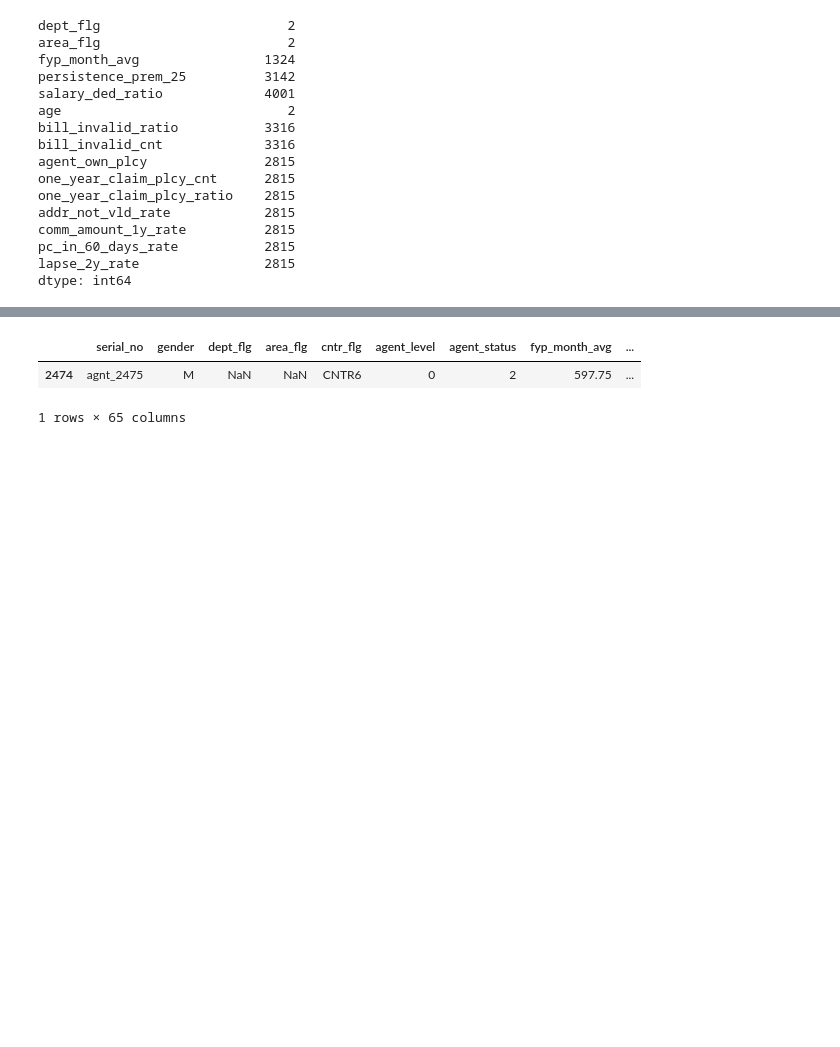
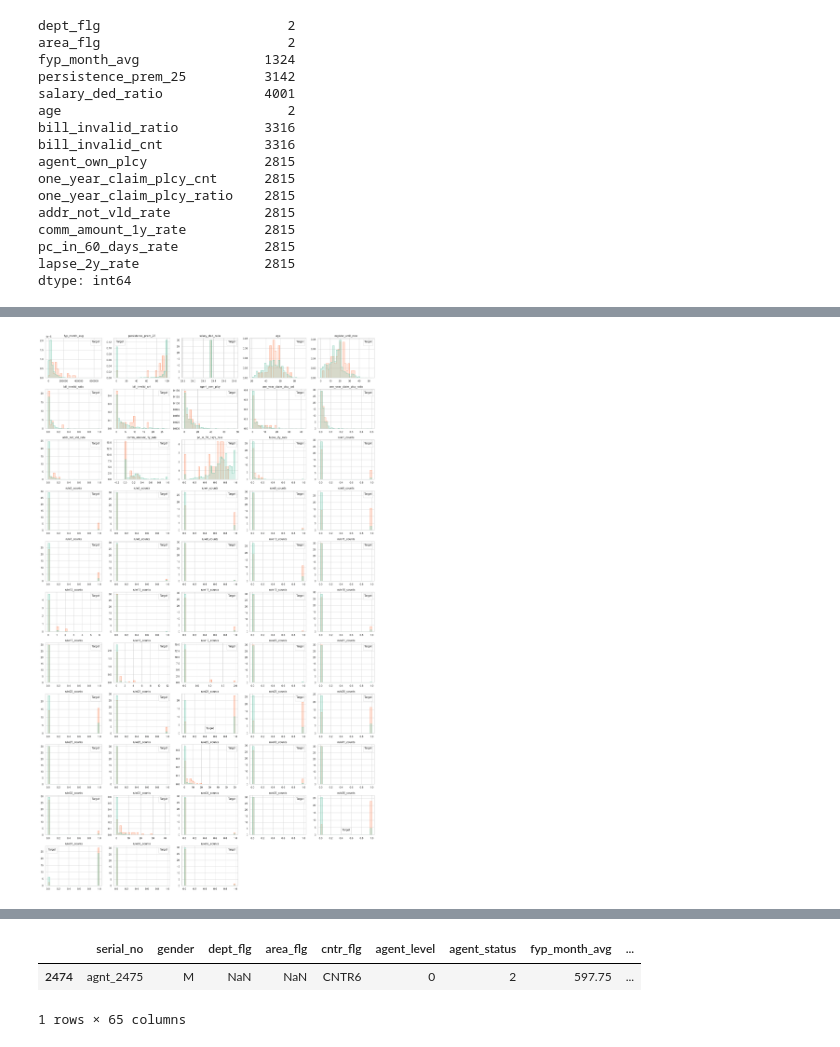
Before and after one commit to Boleefat/NCCU_ML_AI, a Jupyter notebook: step1/XGBoost_testing.ipynb, the cells around one changed output, grey strips where cells are left out. Cells and saved outputs as stored; diff of their text form; code cells hidden in the pictures; blank space fills up the shorter version.

```diff
--- a/step1/XGBoost_testing.ipynb
+++ b/step1/XGBoost_testing.ipynb
@@ -98,0 +198,91 @@ dtype: int64
+# %%
+import pandas as pd
+import matplotlib.pyplot as plt
+import seaborn as sns
+import os
+import warnings
+from math import ceil
+
+warnings.filterwarnings("ignore")
+sns.set(style="whitegrid")
+
+# 讀取資料
+file_path = "../data/業務員資料0325V01.xlsx"
+df_DATA = pd.read_excel(file_path, sheet_name="DATA", engine="openpyxl")
+df_DATA["abnormal_target"] = df_DATA["abnormal_target"].map({"N": 0, "Y": 1})
+
+# 欄位清單
+continuous_columns = [
+    "fyp_month_avg", "persistence_prem_25", "salary_ded_ratio", "age", "register_until_now",
+    "bill_invalid_ratio", "bill_invalid_cnt", "agent_own_plcy", "one_year_claim_plcy_cnt",
+    "one_year_claim_plcy_ratio", "addr_not_vld_rate", "comm_amount_1y_rate", "pc_in_60_days_rate",
+    "lapse_2y_rate"
+] + [f"rule{i}_counts" for i in range(1, 40)]
+
+# 儲存圖片的資料夾
+os.makedirs("output_plots", exist_ok=True)
+
+# 筆數設定（每列顯示幾張圖）
+n_cols = 5
+n_rows = ceil(len(continuous_columns) / n_cols)
+figsize = (n_cols * 4, n_rows * 3)
+
+# 建圖
+fig, axes = plt.subplots(n_rows, n_cols, figsize=figsize)
+axes = axes.flatten()
+
+plotted = 0
+
+for idx, col in enumerate(continuous_columns):
+    if col not in df_DATA.columns:
+        continue
+
+    temp_df = df_DATA[[col, "abnormal_target"]].dropna()
+    if temp_df.empty or temp_df["abnormal_target"].nunique() < 2:
+        continue
+
+    ax = axes[plotted]
+    sns.histplot(
+        data=temp_df,
+        x=col,
+        hue="abnormal_target",
+        element="step",
+        stat="density",
+        common_norm=False,
+        palette="Set2",
+        bins=30,
+        ax=ax
+    )
+    ax.set_title(col)
+    ax.set_xlabel("")
+    ax.set_ylabel("")
+    ax.legend().set_title("Target")
+    plt.tight_layout()
+
+    # 也儲存圖檔
+    single_fig = plt.figure(figsize=(6, 4))
+    sns.histplot(
+        data=temp_df,
+        x=col,
+        hue="abnormal_target",
+        element="step",
+        stat="density",
+        common_norm=False,
+        palette="Set2",
+        bins=30
+    )
+    plt.title(col)
+    plt.tight_layout()
+    single_fig.savefig(f"output_plots/{col}.png")
+    plt.close(single_fig)
+
+    plotted += 1
+
+# 移除多餘空格子
+for i in range(plotted, len(axes)):
+    fig.delaxes(axes[i])
+
+plt.tight_layout()
+plt.show()
+# %% [output]
+[figure, added]
```
Also changed, not shown: parts of 13 cells of this notebook, 22 other files.
